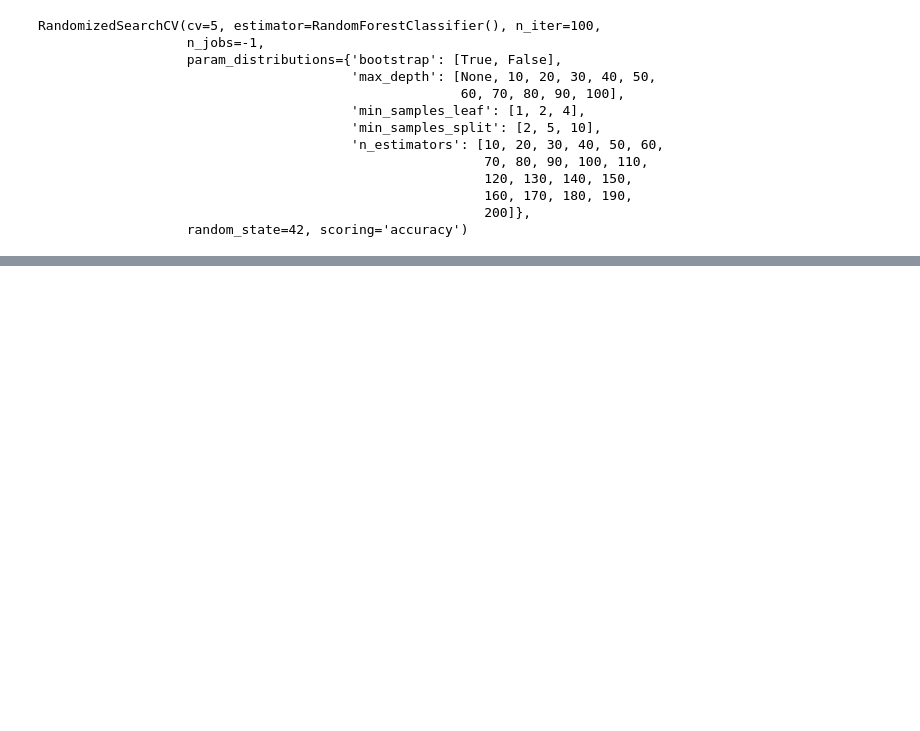
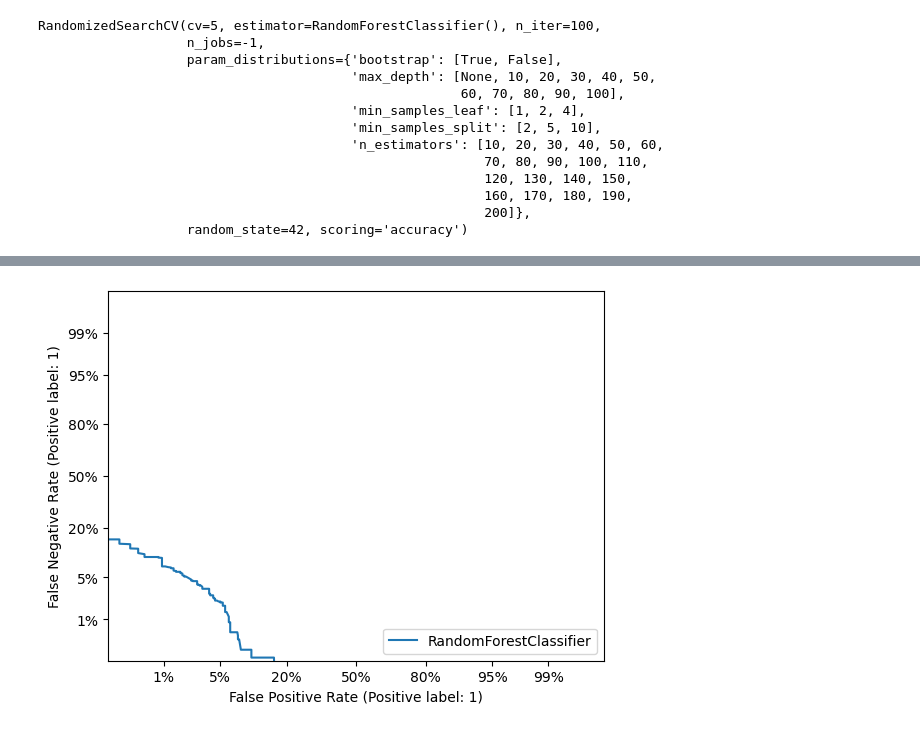
Before and after one commit to Viliusps/phishing-detection, a Jupyter notebook: randomForest.ipynb, the cells around one changed output, grey strips where cells are left out. Cells and saved outputs as stored; diff of their text form; code cells hidden in the pictures; blank space fills up the shorter version.

```diff
--- a/randomForest.ipynb
+++ b/randomForest.ipynb
@@ -69,0 +90,4 @@ Test Accuracy:  0.968340117593849
+# %%
+MetricFunctions.plotDetCurve(best_model, X_test, y_test)
+# %% [output]
+[figure, added]
```
Also changed, not shown: parts of 12 cells of this notebook.
